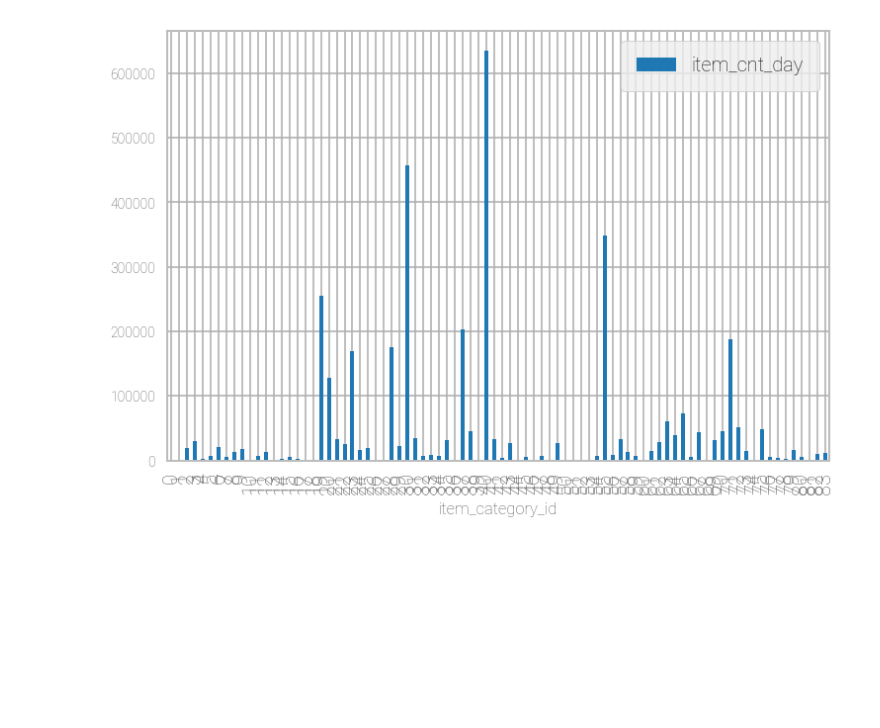
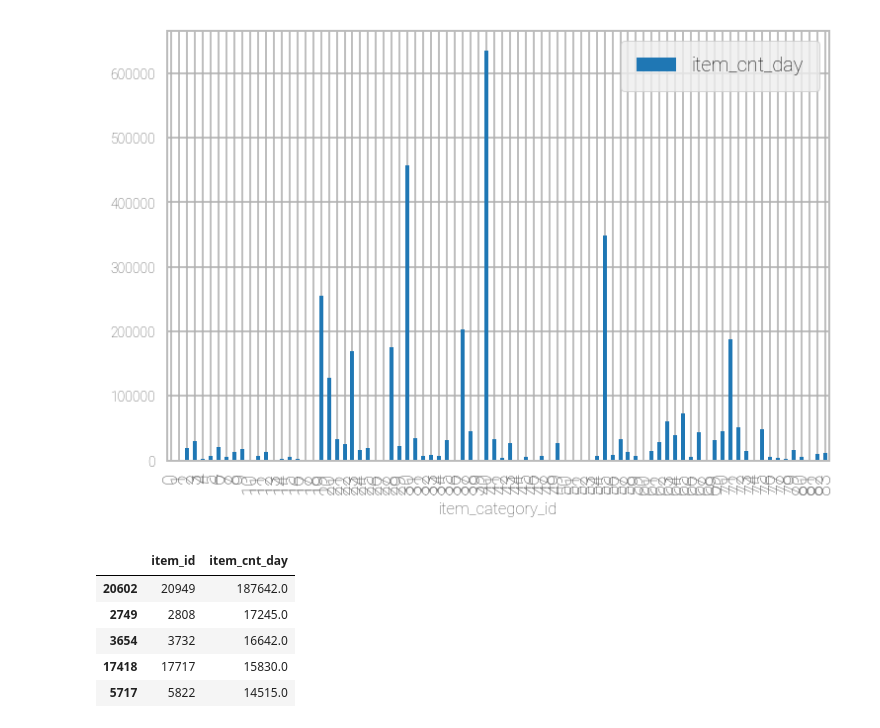
Before and after one commit to jamesoliver1981/Future_Sales, a Jupyter notebook: jupyter/EDA_Jupyter_play.ipynb, the cells around one changed output. Saved outputs shown, nothing was run; the diff lists cells and outputs as text; code cells hidden in the pictures; blank space fills up the shorter version.

```diff
--- a/jupyter/EDA_Jupyter_play.ipynb
+++ b/jupyter/EDA_Jupyter_play.ipynb
@@ -212,4 +218,18 @@ ax.set_facecolor ("white")
 [figure]
 # %%
 #not surprising that this represents the first chart - how to analyse if there are top products
-#are there an average number of products? might expect the chart to change if volumes per prod were different but doesn't appear to be
+#are there an average number of products?
+#might expect the chart to change if volumes per prod were different but doesn't appear to be
+#so what are the total number of sales per product, sort and then create ranges
+sales_per_itemname= train2.groupby(['item_name'])['item_cnt_day'].sum().reset_index()
+sales_per_item= train2.groupby(['item_id'])['item_cnt_day'].sum().reset_index().sort_values("item_cnt_day", ascending=False)
+
+
+sales_per_item.head()
+# %% [output]
+|  | item_id | item_cnt_day |
+| 20602 | 20949 | 187642.0 |
+| 2749 | 2808 | 17245.0 |
+| 3654 | 3732 | 16642.0 |
+| 17418 | 17717 | 15830.0 |
+| 5717 | 5822 | 14515.0 |
```
Also changed, not shown: parts of 15 cells of this notebook.
